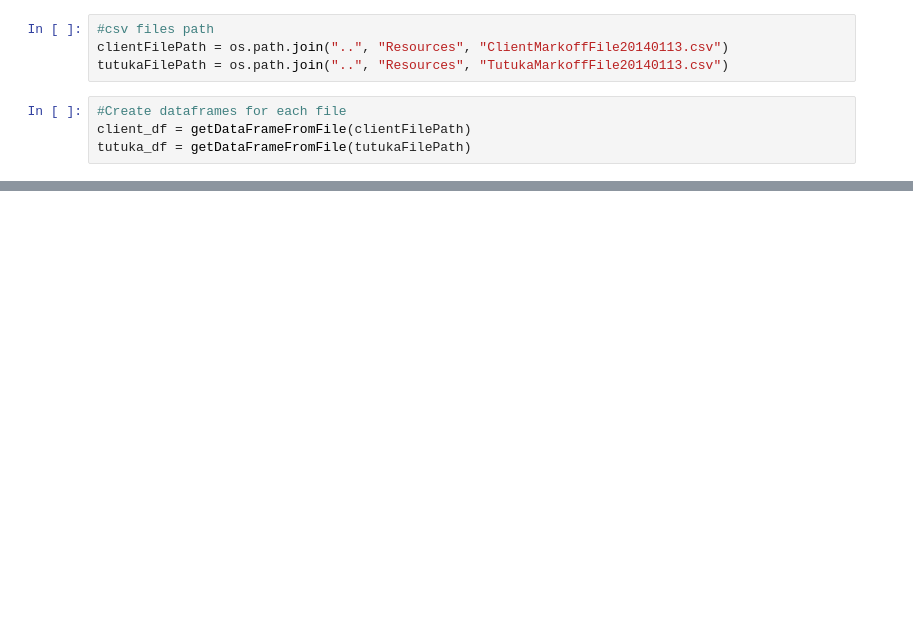
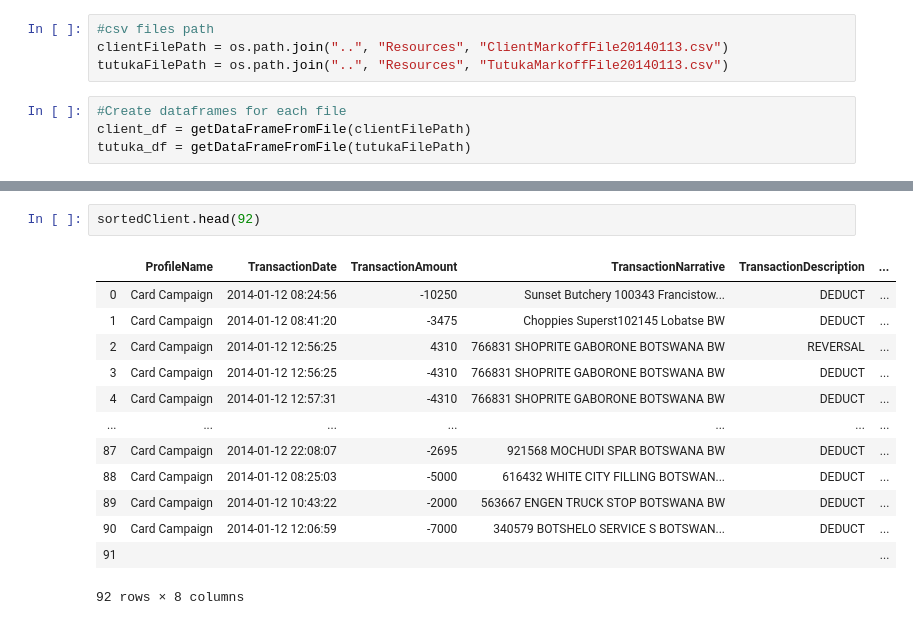
Before and after one commit to KuiiMaldonado/transaction-compare, a Jupyter notebook: script/transactionScript.ipynb, the cells around one changed output, grey strips where cells are left out. Drawn from its saved outputs; the diff is of its cells as text; blank space fills up the shorter version.

```diff
--- a/script/transactionScript.ipynb
+++ b/script/transactionScript.ipynb
@@ -109,0 +215,16 @@ client_df.dtypes
+# %%
+sortedClient.head(92)
+# %% [output]
+|  | ProfileName | TransactionDate | TransactionAmount | TransactionNarrative | TransactionDescription | ... |
+| 0 | Card Campaign | 2014-01-12 08:24:56 | -10250 | Sunset Butchery 100343 Francistow... | DEDUCT | ... |
+| 1 | Card Campaign | 2014-01-12 08:41:20 | -3475 | Choppies Superst102145 Lobatse BW | DEDUCT | ... |
+| 2 | Card Campaign | 2014-01-12 12:56:25 | 4310 | 766831 SHOPRITE GABORONE BOTSWANA BW | REVERSAL | ... |
+| 3 | Card Campaign | 2014-01-12 12:56:25 | -4310 | 766831 SHOPRITE GABORONE BOTSWANA BW | DEDUCT | ... |
+| 4 | Card Campaign | 2014-01-12 12:57:31 | -4310 | 766831 SHOPRITE GABORONE BOTSWANA BW | DEDUCT | ... |
+| ... | ... | ... | ... | ... | ... | ... |
+| 87 | Card Campaign | 2014-01-12 22:08:07 | -2695 | 921568 MOCHUDI SPAR BOTSWANA BW | DEDUCT | ... |
+| 88 | Card Campaign | 2014-01-12 08:25:03 | -5000 | 616432 WHITE CITY FILLING BOTSWAN... | DEDUCT | ... |
+| 89 | Card Campaign | 2014-01-12 10:43:22 | -2000 | 563667 ENGEN TRUCK STOP BOTSWANA BW | DEDUCT | ... |
+| 90 | Card Campaign | 2014-01-12 12:06:59 | -7000 | 340579 BOTSHELO SERVICE S BOTSWAN... | DEDUCT | ... |
+| 91 |  |  |  |  |  | ... |
+92 rows × 8 columns
```
Also changed, not shown: parts of 17 cells of this notebook, 1 other file.
